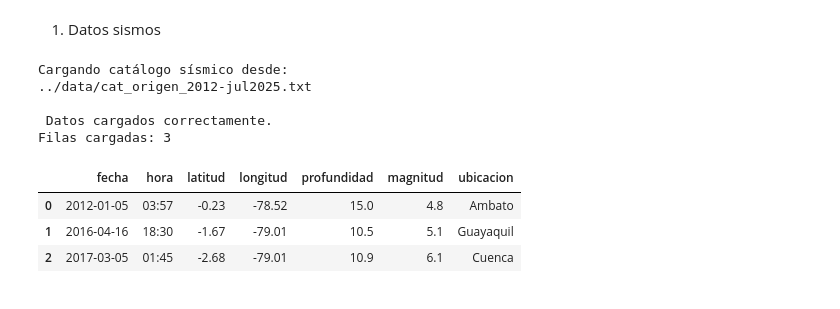
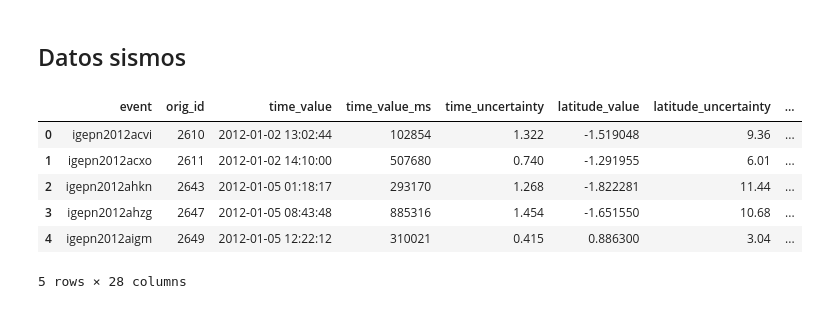
Before and after one commit to nandobpc/Seminario-Grupo10-Definitivo, a Jupyter notebook: script_prueba/exploracion.ipynb, the cells around one changed output. Saved outputs shown, nothing was run; the diff lists cells and outputs as text; code cells hidden in the pictures.

```diff
--- a/script_prueba/exploracion.ipynb
+++ b/script_prueba/exploracion.ipynb
@@ -1,2 +3,2 @@
 # %% [markdown]
-1. Datos sismos
+## Datos sismos
@@ -23,13 +4,0 @@ if catalogo is not None:
-# %%
-catalogo = cargar_catalogo_sismico("../data/cat_origen_2012-jul2025.txt")
-display(catalogo)
-# %% [output]
-Cargando catálogo sísmico desde:
-../data/cat_origen_2012-jul2025.txt
-
- Datos cargados correctamente.
-Filas cargadas: 3
-|  | fecha | hora | latitud | longitud | profundidad | magnitud | ubicacion |
-| 0 | 2012-01-05 | 03:57 | -0.23 | -78.52 | 15.0 | 4.8 | Ambato |
-| 1 | 2016-04-16 | 18:30 | -1.67 | -79.01 | 10.5 | 5.1 | Guayaquil |
-| 2 | 2017-03-05 | 01:45 | -2.68 | -79.01 | 10.9 | 6.1 | Cuenca |
@@ -36 +7,28 @@ Filas cargadas: 3
+# %%
+archivo_datos ="../data/cat_origen_2012-jul2025.txt"
+# Leer el archivo, saltando las líneas de encabezado con '#'
+catalogo = pd.read_csv(archivo_datos, comment='#')
+
+# Limpiar nombres de columnas
+catalogo.columns = catalogo.columns.str.strip()
+
+# Convertir tipos de datos
+catalogo['time_value'] = pd.to_datetime(catalogo['time_value'], errors='coerce')
+catalogo['latitude_value'] = pd.to_numeric(catalogo['latitude_value'], errors='coerce')
+catalogo['longitude_value'] = pd.to_numeric(catalogo['longitude_value'], errors='coerce')
+catalogo['depth_value'] = pd.to_numeric(catalogo['depth_value'], errors='coerce')
+catalogo['magnitude_value_P'] = pd.to_numeric(catalogo['magnitude_value_P'], errors='coerce')
+
+# Eliminar filas vacías
+catalogo = catalogo.dropna(subset=['time_value', 'latitude_value', 'longitude_value', 'magnitude_value_P'])
+
+catalogo.head()
+# %% [output]
+|  | event | orig_id | time_value | time_value_ms | time_uncertainty | latitude_value | latitude_uncertainty | ... |
+| 0 | igepn2012acvi | 2610 | 2012-01-02 13:02:44 | 102854 | 1.322 | -1.519048 | 9.36 | ... |
+| 1 | igepn2012acxo | 2611 | 2012-01-02 14:10:00 | 507680 | 0.740 | -1.291955 | 6.01 | ... |
+| 2 | igepn2012ahkn | 2643 | 2012-01-05 01:18:17 | 293170 | 1.268 | -1.822281 | 11.44 | ... |
+| 3 | igepn2012ahzg | 2647 | 2012-01-05 08:43:48 | 885316 | 1.454 | -1.651550 | 10.68 | ... |
+| 4 | igepn2012aigm | 2649 | 2012-01-05 12:22:12 | 310021 | 0.415 | 0.886300 | 3.04 | ... |
+5 rows × 28 columns
 # %%
```
Also changed, not shown: parts of 6 cells of this notebook, 1 other file.
